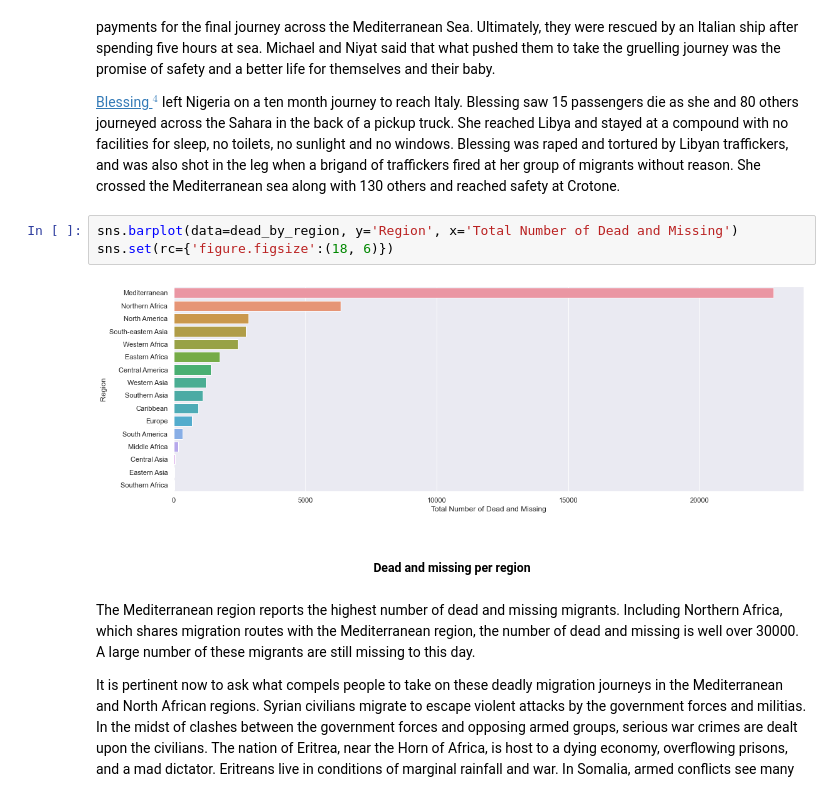
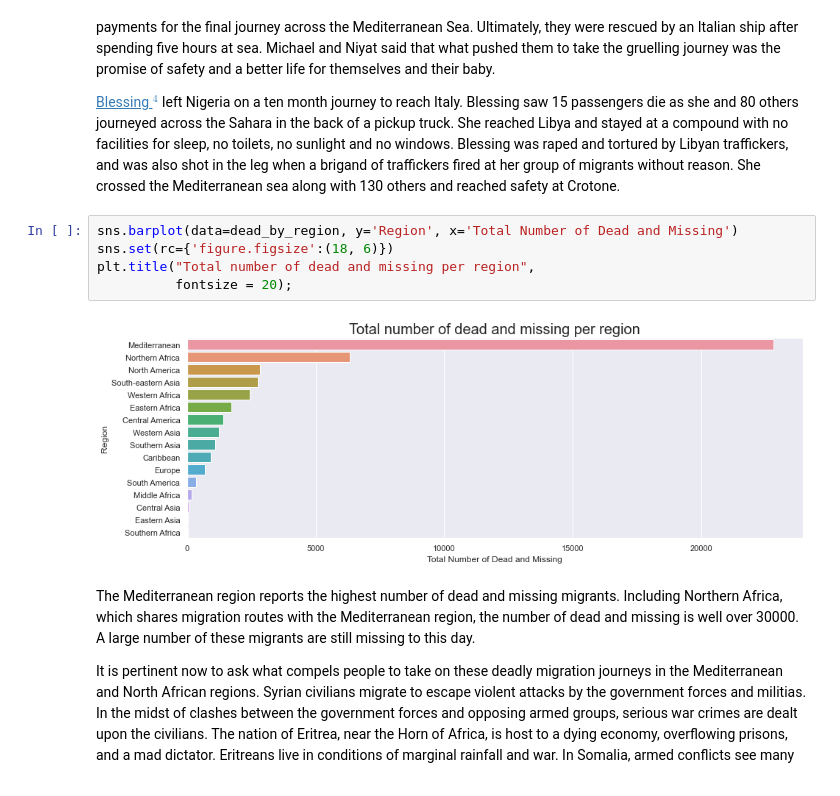
Before and after one commit to Lockne/Migrant, a Jupyter notebook: Migrant Analysis Project.ipynb, the cells around one changed output. Cells and saved outputs as stored; diff of their text form.

```diff
--- a/Migrant Analysis Project.ipynb
+++ b/Migrant Analysis Project.ipynb
@@ -138,10 +138,10 @@ Consider the story of [Michael and Niyat $^3$](https://www.rgs.org/schools/teach
 # %%
 sns.barplot(data=dead_by_region, y='Region', x='Total Number of Dead and Missing')
 sns.set(rc={'figure.figsize':(18, 6)})
+plt.title("Total number of dead and missing per region",
+          fontsize = 20);
 # %% [output]
-[figure, old version]
+[figure, new version]
-# %% [markdown]
-<h5><center>Dead and missing per region</center></h5>
 # %% [markdown]
 The Mediterranean region reports the highest number of dead and missing migrants. Including Northern Africa, which shares migration routes with the Mediterranean region, the number of dead and missing is well over 30000. A large number of these migrants are still missing to this day.
 
```
Also changed, not shown: parts of 18 cells of this notebook.
